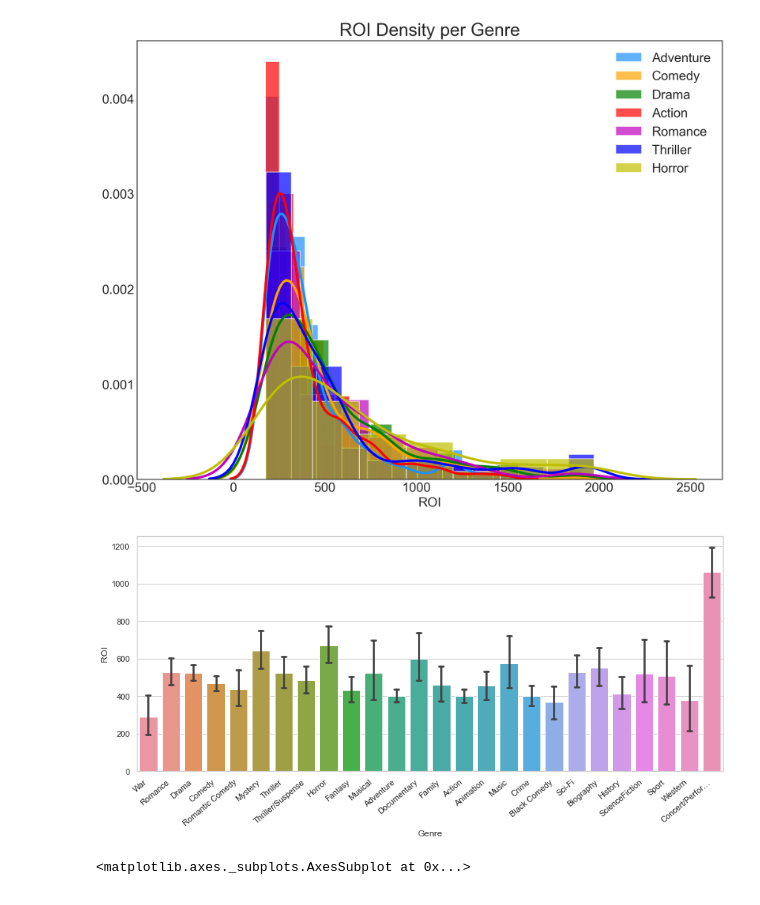
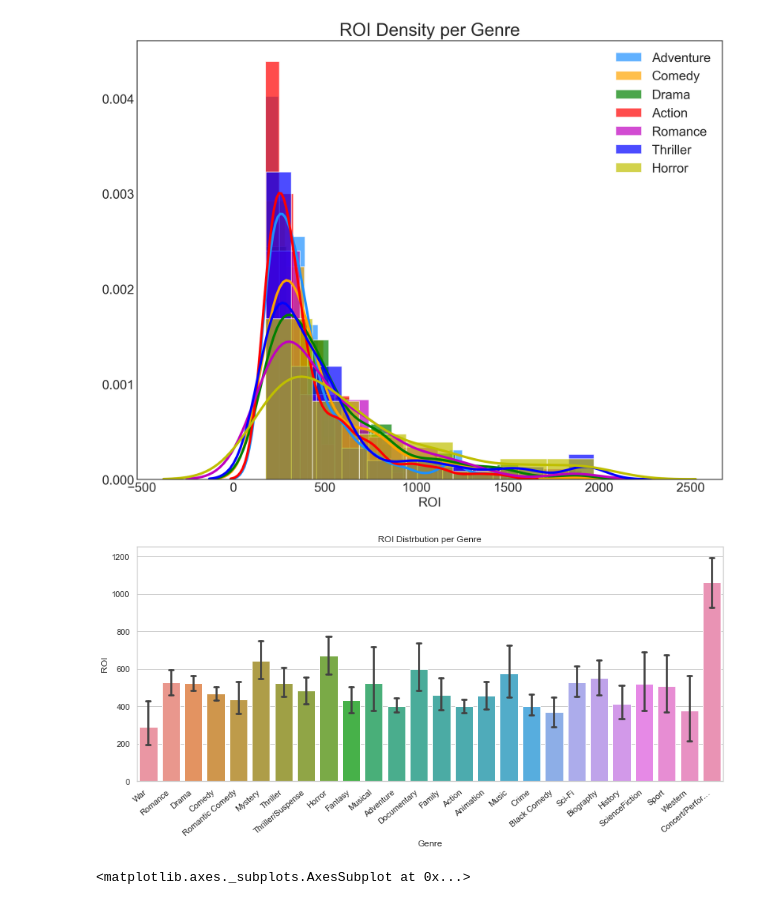
Before and after one commit to conlpate/dsc-mod-1-project-v2-1-onl01-dtsc-pt-052620, a Jupyter notebook: Data/Final Plot DF Notebook.ipynb, the cells around one changed output. Drawn from its saved outputs; the diff is of its cells as text; code cells hidden in the pictures.

```diff
--- a/Data/Final Plot DF Notebook.ipynb
+++ b/Data/Final Plot DF Notebook.ipynb
@@ -563,13 +563,14 @@ plt.show()
 # %%
 #Putting the above data in context with the larger DF
 sns.set(style="whitegrid")
 plt.figure(figsize=(12,6))
 ax = sns.barplot(x="Genre", y="ROI", data=presentation_df, capsize=.2)
 ax.set_xticklabels(ax.get_xticklabels(), rotation=40, ha="right")
 plt.tight_layout()
+plt.title('ROI Distrbution per Genre')
 plt.show()
 # %% [output]
-[figure, old version]
+[figure, new version]
 # %%
 #Pulling out the highest ROI genres to finalize findings, identify trends
 sns.set(style="darkgrid")
```
Also changed, not shown: parts of 2 cells of this notebook, 1 other file.
